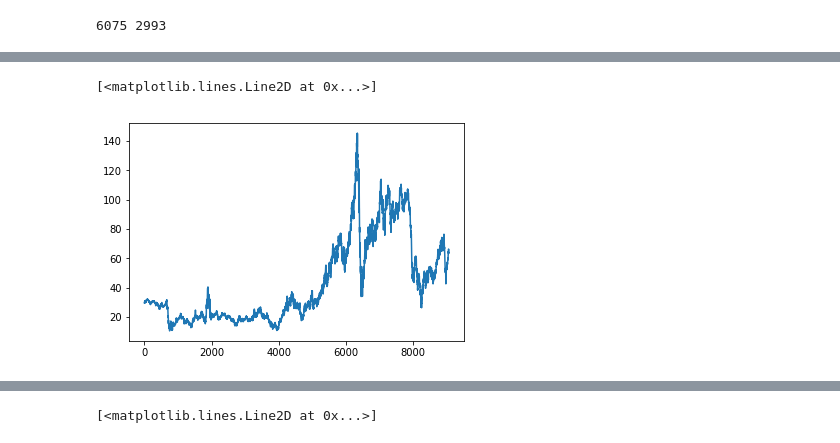
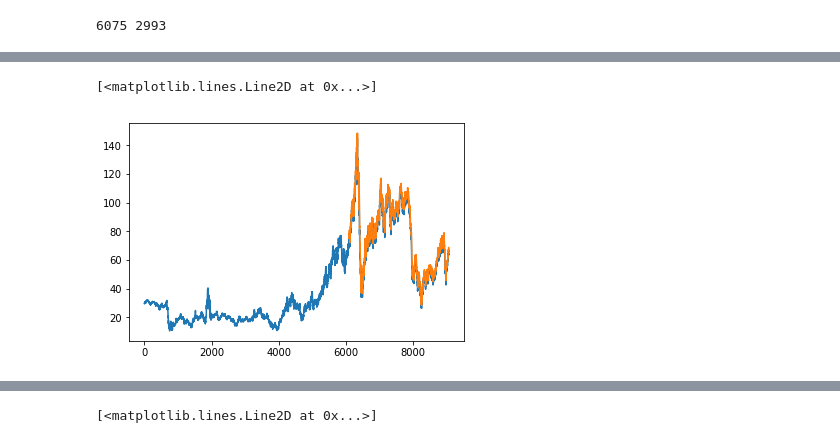
Before and after one commit to brownal05/globaltrade, a Jupyter notebook: alex/LTSMUNIV.ipynb, the cells around one changed output, grey strips where cells are left out. Saved outputs shown, nothing was run; the diff lists cells and outputs as text; code cells hidden in the pictures.

```diff
--- a/alex/LTSMUNIV.ipynb
+++ b/alex/LTSMUNIV.ipynb
@@ -105,7 +105,7 @@ print(len(train), len(test))
 # %% [output]
 6075 2993
 # %%
-look_back = 3 # sets how many steps out from the current step model is looking, 3 is two days in our timeseries. The current day and two days out.
+look_back = 15 # sets how many steps out from the current step model is looking, 3 is two days in our timeseries. The current day and two days out.
 trainX, trainY = create_dataset(train, look_back)
 testX, testY = create_dataset(test, look_back)
 # %%
@@ -209,5 +184,6 @@ print((testPredict[2000:2010]),(dataset[8000:8010]))
 # %%
-plt.plot(scaler.inverse_transform(dataset))
+plt.plot(scaler.inverse_transform(dataset[:len(testPredictPlot)]))
+plt.plot(testPredictPlot)
 # %% [output]
 [<matplotlib.lines.Line2D at 0x...>]
-[figure, old version]
+[figure, new version]
```
Also changed, not shown: parts of 5 cells of this notebook, 13 other files.
